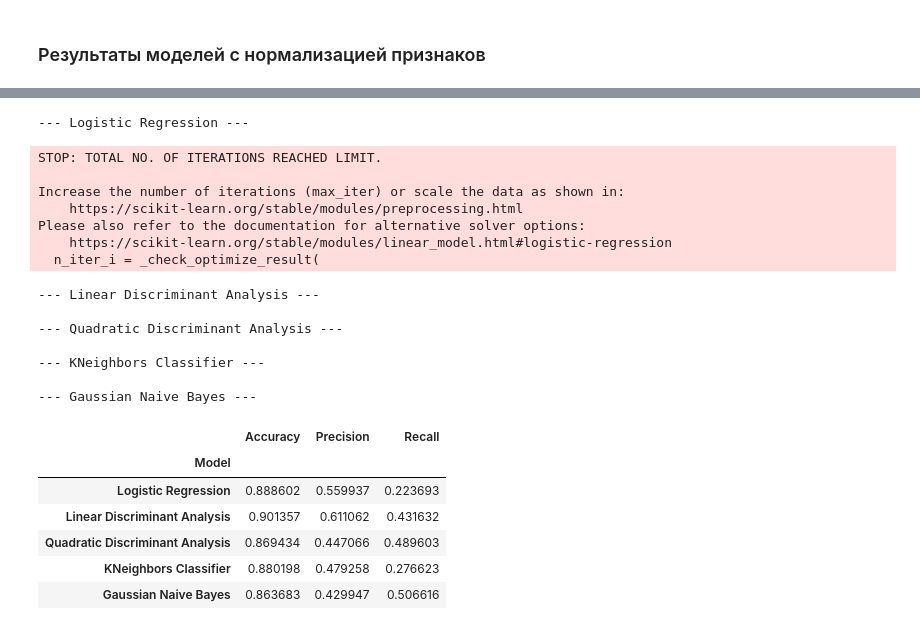
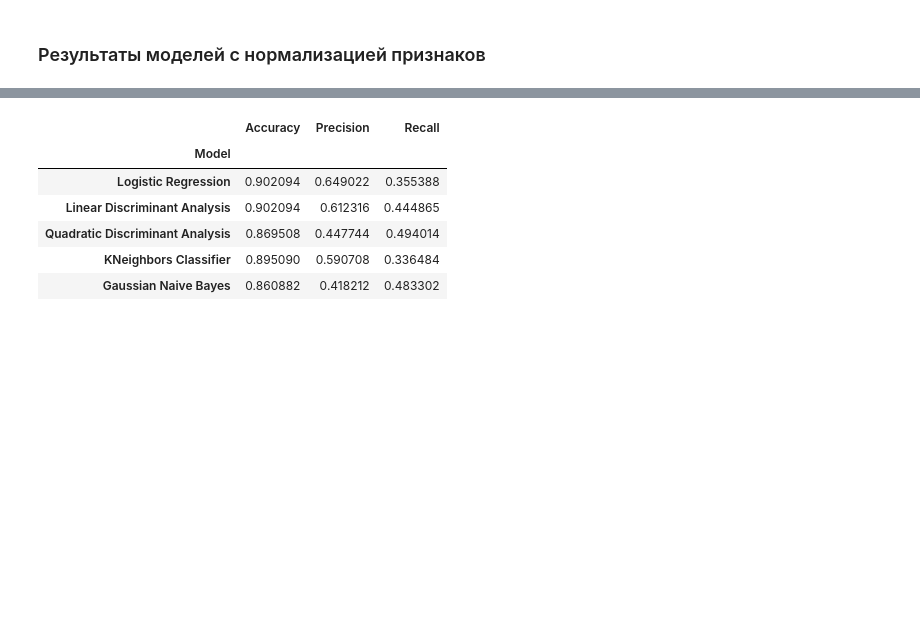
Before and after one commit to kimve1969/mgu_ds_cours, a Jupyter notebook: semestr 2.2/task 1/bank_marketing.ipynb, the cells around one changed output, grey strips where cells are left out. Cells and saved outputs as stored; diff of their text form; code cells hidden in the pictures; blank space fills up the shorter version.

```diff
--- a/semestr 2.2/task 1/bank_marketing.ipynb
+++ b/semestr 2.2/task 1/bank_marketing.ipynb
@@ -285,26 +320,12 @@ display(X_encoded.head())
 5 rows × 42 columns
-# %%
-evaluate_models_batch(X_train, y_train, X_test, y_test)
-# %% [output]
---- Logistic Regression ---
-STOP: TOTAL NO. OF ITERATIONS REACHED LIMIT.
-
-Increase the number of iterations (max_iter) or scale the data as shown in:
-    https://scikit-learn.org/stable/modules/preprocessing.html
-Please also refer to the documentation for alternative solver options:
-    https://scikit-learn.org/stable/modules/linear_model.html#logistic-regression
-  n_iter_i = _check_optimize_result(
---- Linear Discriminant Analysis ---
-
---- Quadratic Discriminant Analysis ---
-
---- KNeighbors Classifier ---
-
---- Gaussian Naive Bayes ---
-|  | Accuracy | Precision | Recall |
-| Model |  |  |  |
-| Logistic Regression | 0.888602 | 0.559937 | 0.223693 |
-| Linear Discriminant Analysis | 0.901357 | 0.611062 | 0.431632 |
-| Quadratic Discriminant Analysis | 0.869434 | 0.447066 | 0.489603 |
-| KNeighbors Classifier | 0.880198 | 0.479258 | 0.276623 |
-| Gaussian Naive Bayes | 0.863683 | 0.429947 | 0.506616 |
+# %%
+# Запуск пакетной процедуры всех модлей на нормализванные данные
+result_after_norm = evaluate_models_batch(X_train_scaled, y_train, X_test_scaled, y_test)
+# %% [output]
+|  | Accuracy | Precision | Recall |
+| Model |  |  |  |
+| Logistic Regression | 0.902094 | 0.649022 | 0.355388 |
+| Linear Discriminant Analysis | 0.902094 | 0.612316 | 0.444865 |
+| Quadratic Discriminant Analysis | 0.869508 | 0.447744 | 0.494014 |
+| KNeighbors Classifier | 0.895090 | 0.590708 | 0.336484 |
+| Gaussian Naive Bayes | 0.860882 | 0.418212 | 0.483302 |
```
Also changed, not shown: parts of 17 cells of this notebook.
